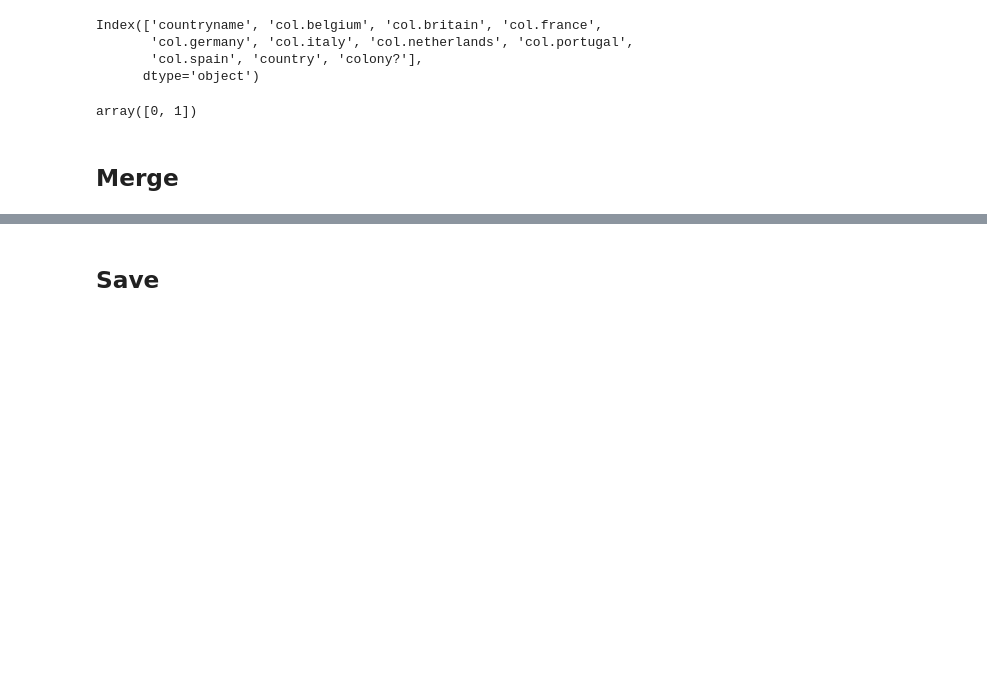
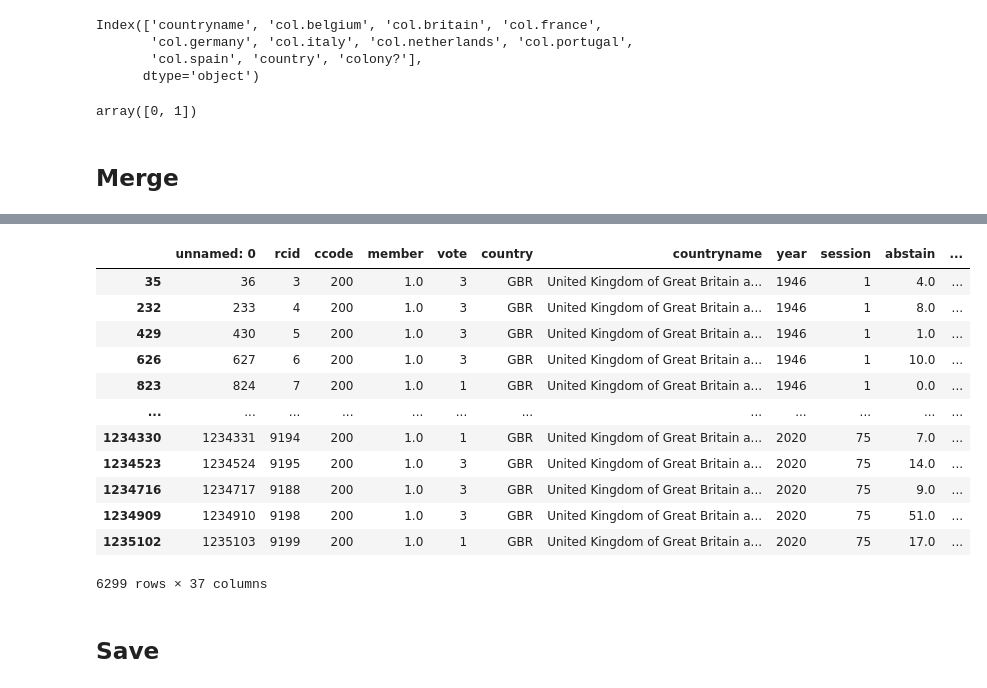
Before and after one commit to lauren-kirsh/Diversity-and-Respresentation-in-UN-Voting, a Jupyter notebook: notebook/UN_data_CO.ipynb, the cells around one changed output, grey strips where cells are left out. Cells and saved outputs as stored; diff of their text form; code cells hidden in the pictures; blank space fills up the shorter version.

```diff
--- a/notebook/UN_data_CO.ipynb
+++ b/notebook/UN_data_CO.ipynb
@@ -185,3 +326,19 @@ temp = pd.merge(UN_data_df, colonialism_df, on=['country'], how='left')
+# %%
+temp[temp['country'] == 'GBR']
+# %% [output]
+|  | unnamed: 0 | rcid | ccode | member | vote | country | countryname | year | session | abstain | ... |
+| 35 | 36 | 3 | 200 | 1.0 | 3 | GBR | United Kingdom of Great Britain a... | 1946 | 1 | 4.0 | ... |
+| 232 | 233 | 4 | 200 | 1.0 | 3 | GBR | United Kingdom of Great Britain a... | 1946 | 1 | 8.0 | ... |
+| 429 | 430 | 5 | 200 | 1.0 | 3 | GBR | United Kingdom of Great Britain a... | 1946 | 1 | 1.0 | ... |
+| 626 | 627 | 6 | 200 | 1.0 | 3 | GBR | United Kingdom of Great Britain a... | 1946 | 1 | 10.0 | ... |
+| 823 | 824 | 7 | 200 | 1.0 | 1 | GBR | United Kingdom of Great Britain a... | 1946 | 1 | 0.0 | ... |
+| ... | ... | ... | ... | ... | ... | ... | ... | ... | ... | ... | ... |
+| 1234330 | 1234331 | 9194 | 200 | 1.0 | 1 | GBR | United Kingdom of Great Britain a... | 2020 | 75 | 7.0 | ... |
+| 1234523 | 1234524 | 9195 | 200 | 1.0 | 3 | GBR | United Kingdom of Great Britain a... | 2020 | 75 | 14.0 | ... |
+| 1234716 | 1234717 | 9188 | 200 | 1.0 | 3 | GBR | United Kingdom of Great Britain a... | 2020 | 75 | 9.0 | ... |
+| 1234909 | 1234910 | 9198 | 200 | 1.0 | 3 | GBR | United Kingdom of Great Britain a... | 2020 | 75 | 51.0 | ... |
+| 1235102 | 1235103 | 9199 | 200 | 1.0 | 1 | GBR | United Kingdom of Great Britain a... | 2020 | 75 | 17.0 | ... |
+6299 rows × 37 columns
 # %% [markdown]
 ## Save
 # %%
```
Also changed, not shown: parts of 19 cells of this notebook.
